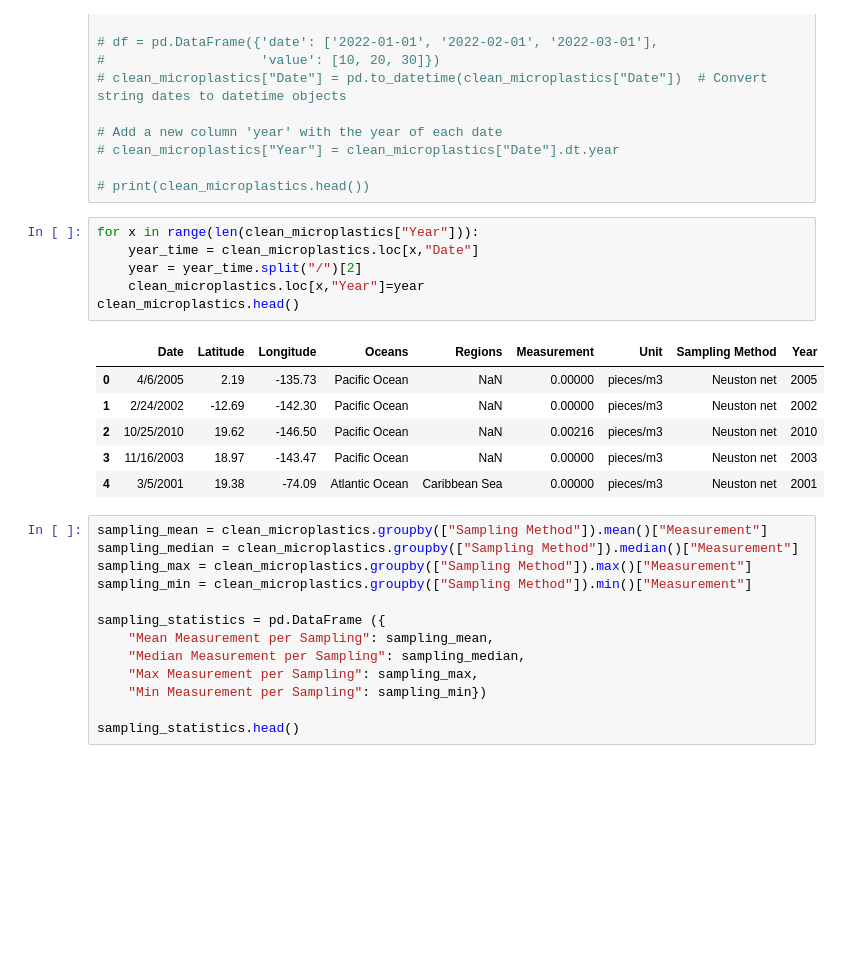
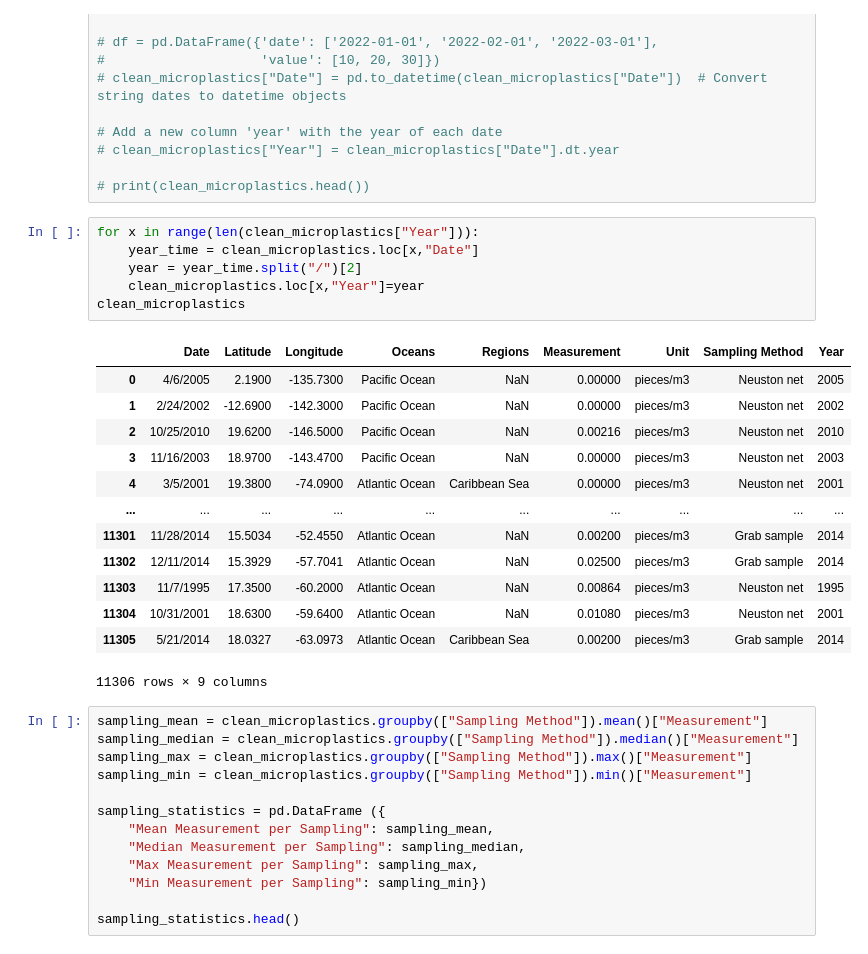
Before and after one commit to emalaki/Project-1, a Jupyter notebook: Microplastics_P1.ipynb, the cells around one changed output. Cells and saved outputs as stored; diff of their text form; blank space fills up the shorter version.

```diff
--- a/Microplastics_P1.ipynb
+++ b/Microplastics_P1.ipynb
@@ -82,16 +82,23 @@ clean_microplastics.head()
 # %%
 for x in range(len(clean_microplastics["Year"])):
     year_time = clean_microplastics.loc[x,"Date"]
     year = year_time.split("/")[2]
     clean_microplastics.loc[x,"Year"]=year
-clean_microplastics.head()
+clean_microplastics
 # %% [output]
 |  | Date | Latitude | Longitude | Oceans | Regions | Measurement | Unit | Sampling Method | Year |
-| 0 | 4/6/2005 | 2.19 | -135.73 | Pacific Ocean | NaN | 0.00000 | pieces/m3 | Neuston net | 2005 |
-| 1 | 2/24/2002 | -12.69 | -142.30 | Pacific Ocean | NaN | 0.00000 | pieces/m3 | Neuston net | 2002 |
-| 2 | 10/25/2010 | 19.62 | -146.50 | Pacific Ocean | NaN | 0.00216 | pieces/m3 | Neuston net | 2010 |
-| 3 | 11/16/2003 | 18.97 | -143.47 | Pacific Ocean | NaN | 0.00000 | pieces/m3 | Neuston net | 2003 |
-| 4 | 3/5/2001 | 19.38 | -74.09 | Atlantic Ocean | Caribbean Sea | 0.00000 | pieces/m3 | Neuston net | 2001 |
+| 0 | 4/6/2005 | 2.1900 | -135.7300 | Pacific Ocean | NaN | 0.00000 | pieces/m3 | Neuston net | 2005 |
+| 1 | 2/24/2002 | -12.6900 | -142.3000 | Pacific Ocean | NaN | 0.00000 | pieces/m3 | Neuston net | 2002 |
+| 2 | 10/25/2010 | 19.6200 | -146.5000 | Pacific Ocean | NaN | 0.00216 | pieces/m3 | Neuston net | 2010 |
+| 3 | 11/16/2003 | 18.9700 | -143.4700 | Pacific Ocean | NaN | 0.00000 | pieces/m3 | Neuston net | 2003 |
+| 4 | 3/5/2001 | 19.3800 | -74.0900 | Atlantic Ocean | Caribbean Sea | 0.00000 | pieces/m3 | Neuston net | 2001 |
+| ... | ... | ... | ... | ... | ... | ... | ... | ... | ... |
+| 11301 | 11/28/2014 | 15.5034 | -52.4550 | Atlantic Ocean | NaN | 0.00200 | pieces/m3 | Grab sample | 2014 |
+| 11302 | 12/11/2014 | 15.3929 | -57.7041 | Atlantic Ocean | NaN | 0.02500 | pieces/m3 | Grab sample | 2014 |
+| 11303 | 11/7/1995 | 17.3500 | -60.2000 | Atlantic Ocean | NaN | 0.00864 | pieces/m3 | Neuston net | 1995 |
+| 11304 | 10/31/2001 | 18.6300 | -59.6400 | Atlantic Ocean | NaN | 0.01080 | pieces/m3 | Neuston net | 2001 |
+| 11305 | 5/21/2014 | 18.0327 | -63.0973 | Atlantic Ocean | Caribbean Sea | 0.00200 | pieces/m3 | Grab sample | 2014 |
+11306 rows × 9 columns
 # %%
 sampling_mean = clean_microplastics.groupby(["Sampling Method"]).mean()["Measurement"]
 sampling_median = clean_microplastics.groupby(["Sampling Method"]).median()["Measurement"]
```
Also changed, not shown: parts of 7 cells of this notebook.
